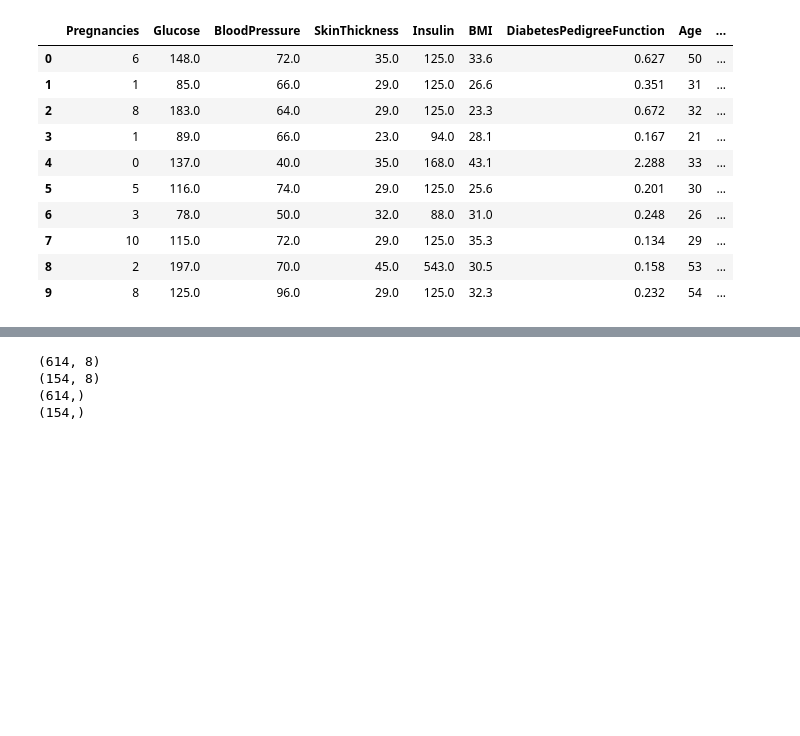
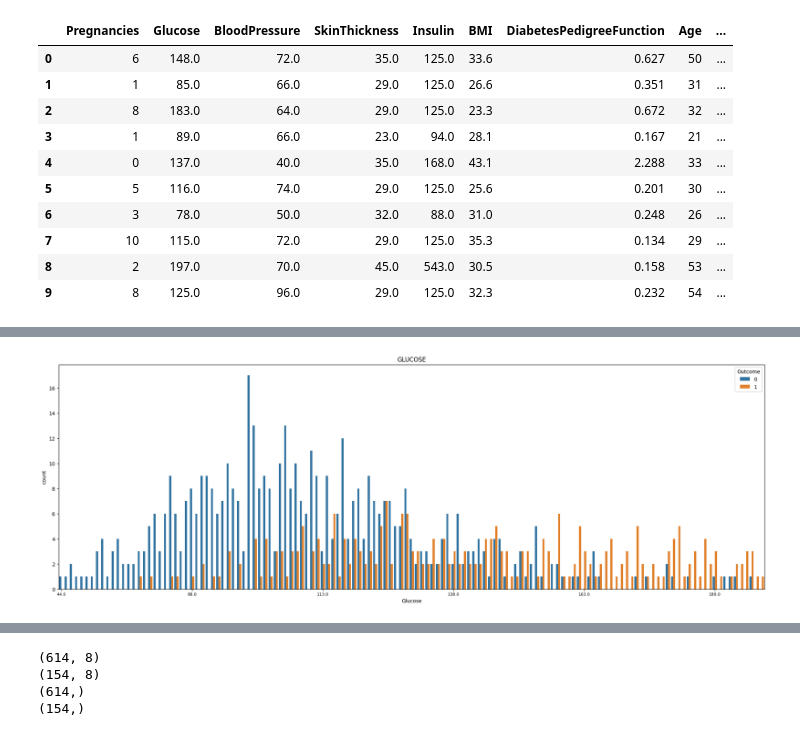
Before and after one commit to ducanha2k46/Diabetes_Datasets, a Jupyter notebook: Diabetes.ipynb, the cells around one changed output, grey strips where cells are left out. Saved outputs shown, nothing was run; the diff lists cells and outputs as text; code cells hidden in the pictures; blank space fills up the shorter version.

```diff
--- a/Diabetes.ipynb
+++ b/Diabetes.ipynb
@@ -132,0 +146,8 @@ df.head(10)
+# %%
+plt.figure(figsize=(25,8))
+sns.countplot(x='Glucose',data=df,hue='Outcome')
+plt.xticks(size=8,ticks=[0,25,50,75,100,125])
+plt.title('GLUCOSE')
+plt.show()
+# %% [output]
+[figure, added]
```
Also changed, not shown: parts of 11 cells of this notebook.
